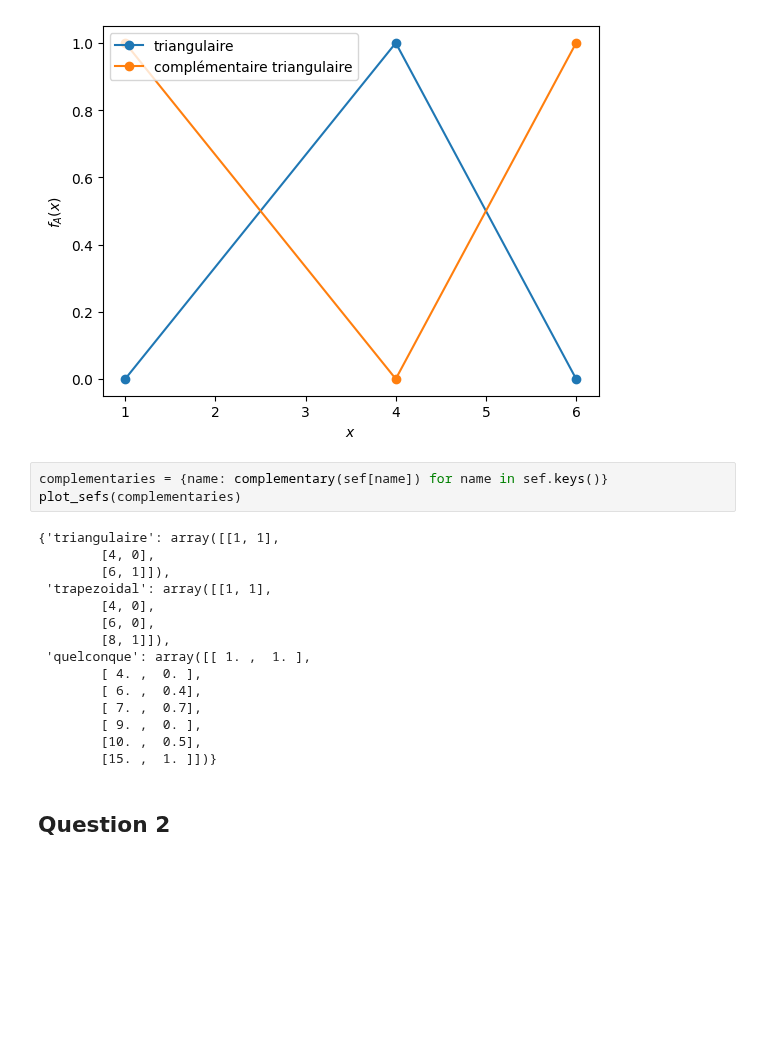
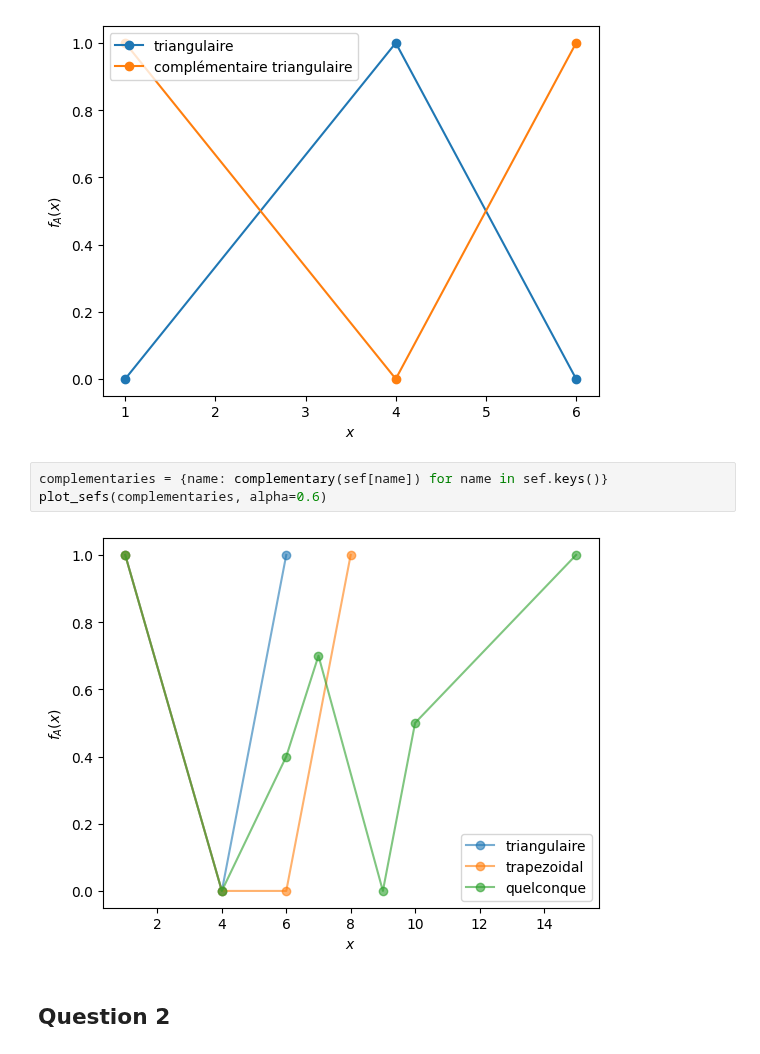
Before and after one commit to CharlesAttend/M2-DAC, a Jupyter notebook: XAI/TME/TME4/TME4.ipynb, the cells around one changed output. Drawn from its saved outputs; the diff is of its cells as text; blank space fills up the shorter version.

```diff
--- a/XAI/TME/TME4/TME4.ipynb
+++ b/XAI/TME/TME4/TME4.ipynb
@@ -62,22 +64,9 @@ plot_sefs(
 [figure]
 # %%
 complementaries = {name: complementary(sef[name]) for name in sef.keys()}
-plot_sefs(complementaries)
+plot_sefs(complementaries, alpha=0.6)
 # %% [output]
-{'triangulaire': array([[1, 1],
-        [4, 0],
-        [6, 1]]),
- 'trapezoidal': array([[1, 1],
-        [4, 0],
-        [6, 0],
-        [8, 1]]),
- 'quelconque': array([[ 1. ,  1. ],
-        [ 4. ,  0. ],
-        [ 6. ,  0.4],
-        [ 7. ,  0.7],
-        [ 9. ,  0. ],
-        [10. ,  0.5],
-        [15. ,  1. ]])}
+[figure, added]
 # %% [markdown]
 ## Question 2
 # %%
```
Also changed, not shown: parts of 13 cells of this notebook.
